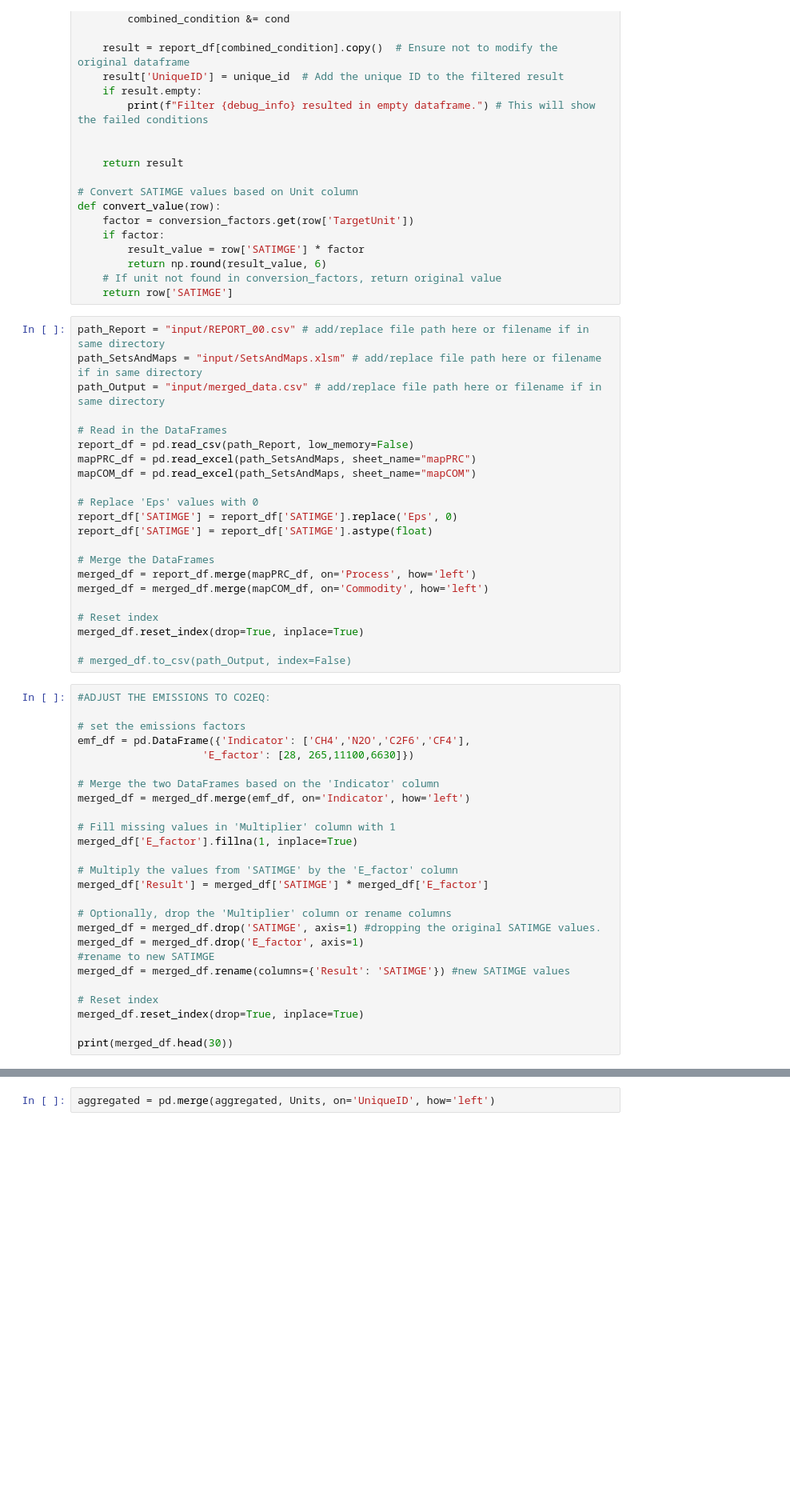
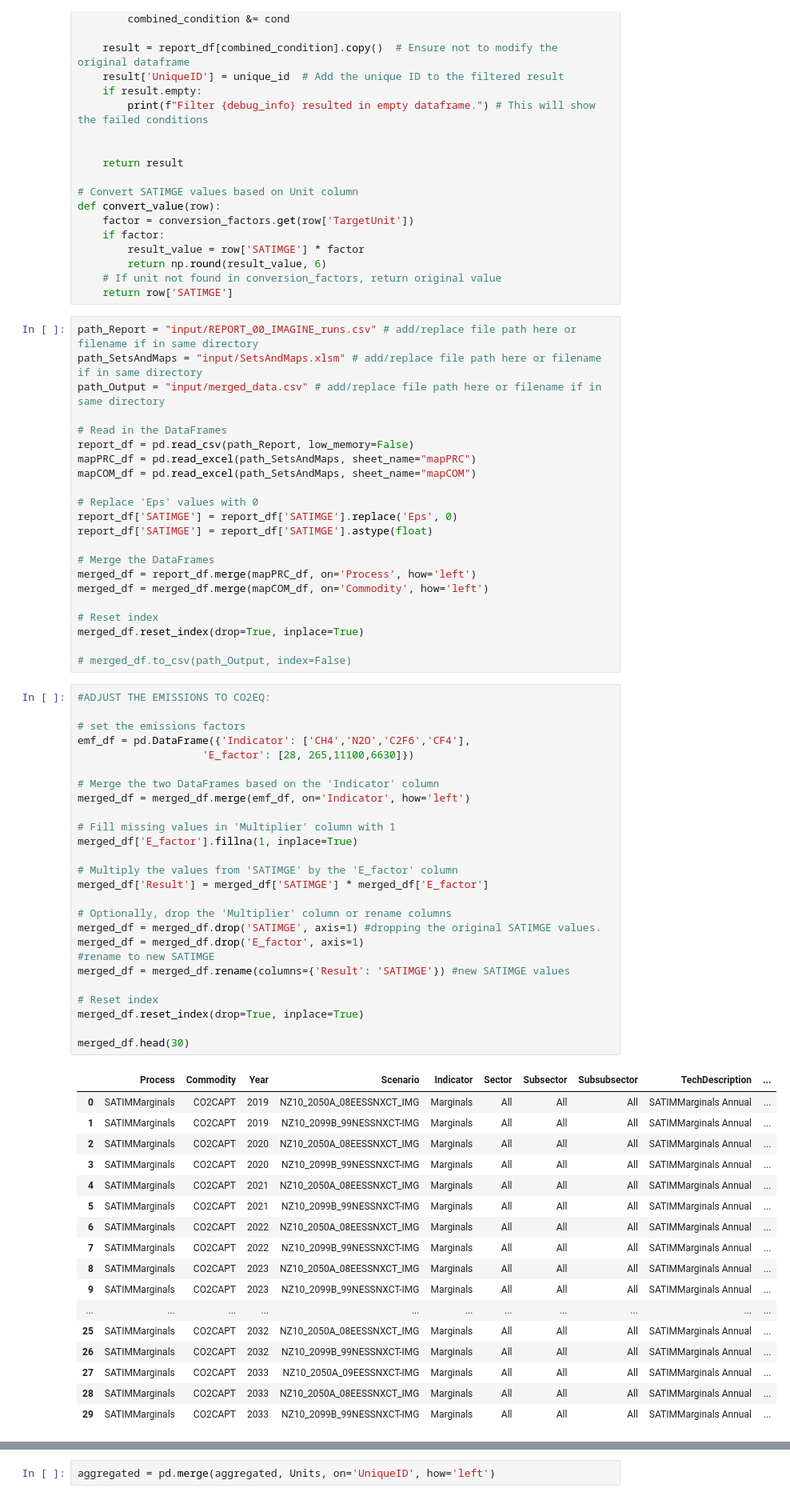
Before and after one commit to BryceMcCall/DDPTemplateAutomationV2, a Jupyter notebook: template_automator_units_cumulative.ipynb, the cells around one changed output, grey strips where cells are left out. Shown at 80% size. Cells and saved outputs as stored; diff of their text form; blank space fills up the shorter version.

```diff
--- a/template_automator_units_cumulative.ipynb
+++ b/template_automator_units_cumulative.ipynb
@@ -83,7 +84,7 @@ def convert_value(row):
     # If unit not found in conversion_factors, return original value
     return row['SATIMGE']
 # %%
-path_Report = "input/REPORT_00.csv" # add/replace file path here or filename if in same directory
+path_Report = "input/REPORT_00_IMAGINE_runs.csv" # add/replace file path here or filename if in same directory
 path_SetsAndMaps = "input/SetsAndMaps.xlsm" # add/replace file path here or filename if in same directory
 path_Output = "input/merged_data.csv" # add/replace file path here or filename if in same directory
 
@@ -107,26 +108,44 @@ merged_df.reset_index(drop=True, inplace=True)
 # %%
 #ADJUST THE EMISSIONS TO CO2EQ:
 
 # set the emissions factors
 emf_df = pd.DataFrame({'Indicator': ['CH4','N2O','C2F6','CF4'],
                     'E_factor': [28, 265,11100,6630]})
 
 # Merge the two DataFrames based on the 'Indicator' column
 merged_df = merged_df.merge(emf_df, on='Indicator', how='left')
 
 # Fill missing values in 'Multiplier' column with 1
 merged_df['E_factor'].fillna(1, inplace=True)
 
 # Multiply the values from 'SATIMGE' by the 'E_factor' column
 merged_df['Result'] = merged_df['SATIMGE'] * merged_df['E_factor']
 
 # Optionally, drop the 'Multiplier' column or rename columns
 merged_df = merged_df.drop('SATIMGE', axis=1) #dropping the original SATIMGE values.
 merged_df = merged_df.drop('E_factor', axis=1)
 #rename to new SATIMGE
 merged_df = merged_df.rename(columns={'Result': 'SATIMGE'}) #new SATIMGE values
 
 # Reset index
 merged_df.reset_index(drop=True, inplace=True)
 
-print(merged_df.head(30))
+merged_df.head(30)
+# %% [output]
+|  | Process | Commodity | Year | Scenario | Indicator | Sector | Subsector | Subsubsector | TechDescription | ... |
+| 0 | SATIMMarginals | CO2CAPT | 2019 | NZ10_2050A_08EESSNXCT_IMG | Marginals | All | All | All | SATIMMarginals Annual | ... |
+| 1 | SATIMMarginals | CO2CAPT | 2019 | NZ10_2099B_99NESSNXCT-IMG | Marginals | All | All | All | SATIMMarginals Annual | ... |
+| 2 | SATIMMarginals | CO2CAPT | 2020 | NZ10_2050A_08EESSNXCT_IMG | Marginals | All | All | All | SATIMMarginals Annual | ... |
+| 3 | SATIMMarginals | CO2CAPT | 2020 | NZ10_2099B_99NESSNXCT-IMG | Marginals | All | All | All | SATIMMarginals Annual | ... |
+| 4 | SATIMMarginals | CO2CAPT | 2021 | NZ10_2050A_08EESSNXCT_IMG | Marginals | All | All | All | SATIMMarginals Annual | ... |
+| 5 | SATIMMarginals | CO2CAPT | 2021 | NZ10_2099B_99NESSNXCT-IMG | Marginals | All | All | All | SATIMMarginals Annual | ... |
+| 6 | SATIMMarginals | CO2CAPT | 2022 | NZ10_2050A_08EESSNXCT_IMG | Marginals | All | All | All | SATIMMarginals Annual | ... |
+| 7 | SATIMMarginals | CO2CAPT | 2022 | NZ10_2099B_99NESSNXCT-IMG | Marginals | All | All | All | SATIMMarginals Annual | ... |
+| 8 | SATIMMarginals | CO2CAPT | 2023 | NZ10_2050A_08EESSNXCT_IMG | Marginals | All | All | All | SATIMMarginals Annual | ... |
+| 9 | SATIMMarginals | CO2CAPT | 2023 | NZ10_2099B_99NESSNXCT-IMG | Marginals | All | All | All | SATIMMarginals Annual | ... |
+| ... | ... | ... | ... | ... | ... | ... | ... | ... | ... | ... |
+| 25 | SATIMMarginals | CO2CAPT | 2032 | NZ10_2050A_08EESSNXCT_IMG | Marginals | All | All | All | SATIMMarginals Annual | ... |
+| 26 | SATIMMarginals | CO2CAPT | 2032 | NZ10_2099B_99NESSNXCT-IMG | Marginals | All | All | All | SATIMMarginals Annual | ... |
+| 27 | SATIMMarginals | CO2CAPT | 2033 | NZ10_2050A_09EESSNXCT-IMG | Marginals | All | All | All | SATIMMarginals Annual | ... |
+| 28 | SATIMMarginals | CO2CAPT | 2033 | NZ10_2050A_08EESSNXCT_IMG | Marginals | All | All | All | SATIMMarginals Annual | ... |
+| 29 | SATIMMarginals | CO2CAPT | 2033 | NZ10_2099B_99NESSNXCT-IMG | Marginals | All | All | All | SATIMMarginals Annual | ... |
```
Also changed, not shown: parts of 26 cells of this notebook.
